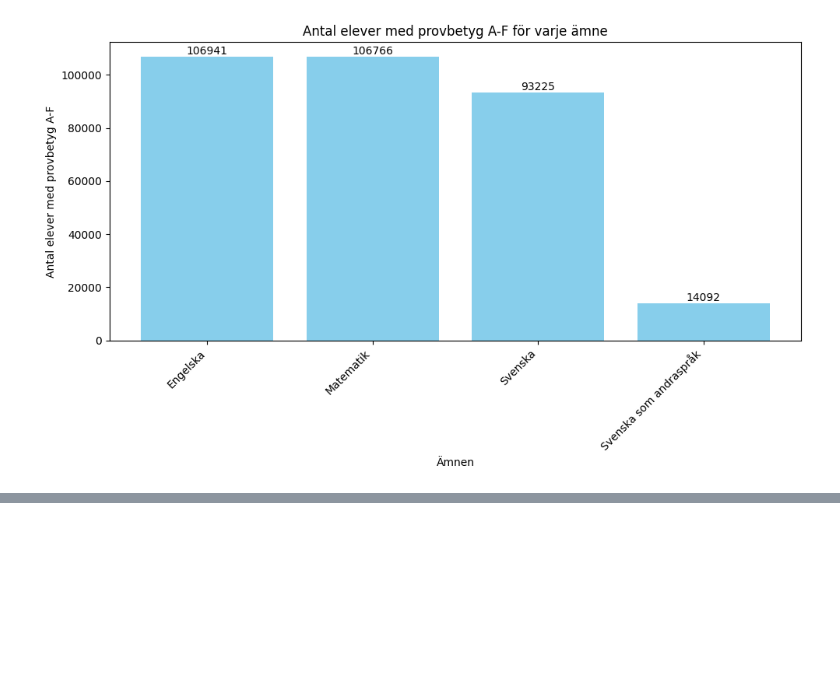
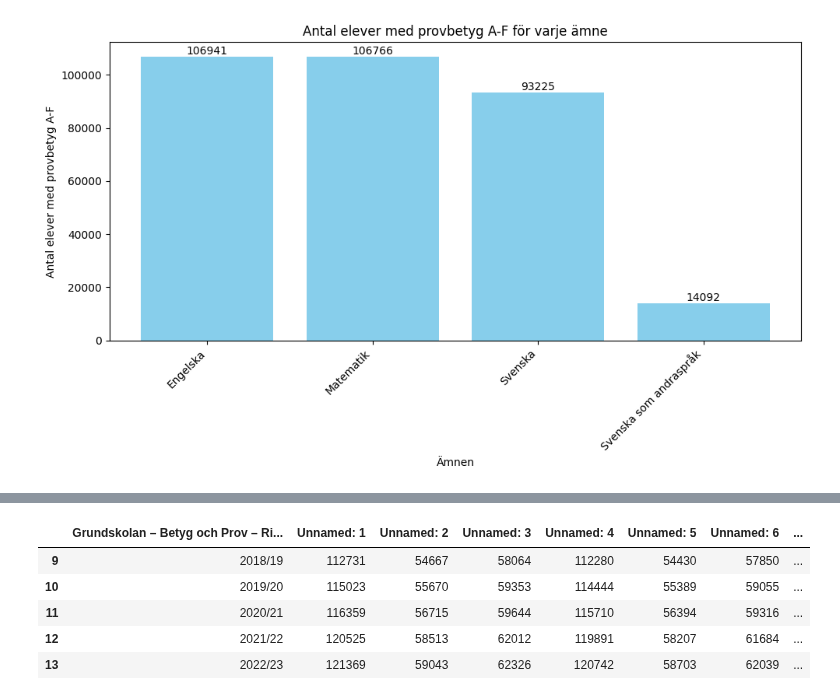
Before and after one commit to Markofbear/Python-Bjorn-Lagerblad-OPA23, a Jupyter notebook: Labb2/Labb2.ipynb, the cells around one changed output, grey strips where cells are left out. Cells and saved outputs as stored; diff of their text form; code cells hidden in the pictures; blank space fills up the shorter version.

```diff
--- a/Labb2/Labb2.ipynb
+++ b/Labb2/Labb2.ipynb
@@ -97,0 +222,44 @@ plt.show()
+# %%
+import pandas as pd
+
+# Läs in data från båda tabellerna
+df_1a = pd.read_excel("betyg_o_prov_riksnivå.xlsx", sheet_name="Tabell 1A")
+df_1b = pd.read_excel("betyg_o_prov_riksnivå.xlsx", sheet_name="Tabell 1B")
+
+data_1a = df_1a.iloc[9:14]
+data_1b = df_1b.iloc[7:12]
+
+a_columns = [
+    ""
+
+
+]
+
+
+
+
+b_columns = [
+    "Läsår",
+    "Medelvärde 16 ämnen totalt",
+    "Flickor",
+    "Pojkar",
+    "Medelvärde 17 ämnen totalt",
+    "Flickor",
+    "Pojkar",
+    "% Som saknar godkänt",
+    "Flickor",
+    "Pojkar"
+]
+
+data_1a.columns = a_columns
+data_1b.columns = b_columns
+
+
+data_1a
+# %% [output]
+|  | Grundskolan – Betyg och Prov – Ri... | Unnamed: 1 | Unnamed: 2 | Unnamed: 3 | Unnamed: 4 | Unnamed: 5 | Unnamed: 6 | ... |
+| 9 | 2018/19 | 112731 | 54667 | 58064 | 112280 | 54430 | 57850 | ... |
+| 10 | 2019/20 | 115023 | 55670 | 59353 | 114444 | 55389 | 59055 | ... |
+| 11 | 2020/21 | 116359 | 56715 | 59644 | 115710 | 56394 | 59316 | ... |
+| 12 | 2021/22 | 120525 | 58513 | 62012 | 119891 | 58207 | 61684 | ... |
+| 13 | 2022/23 | 121369 | 59043 | 62326 | 120742 | 58703 | 62039 | ... |
```
Also changed, not shown: parts of 7 cells of this notebook.
